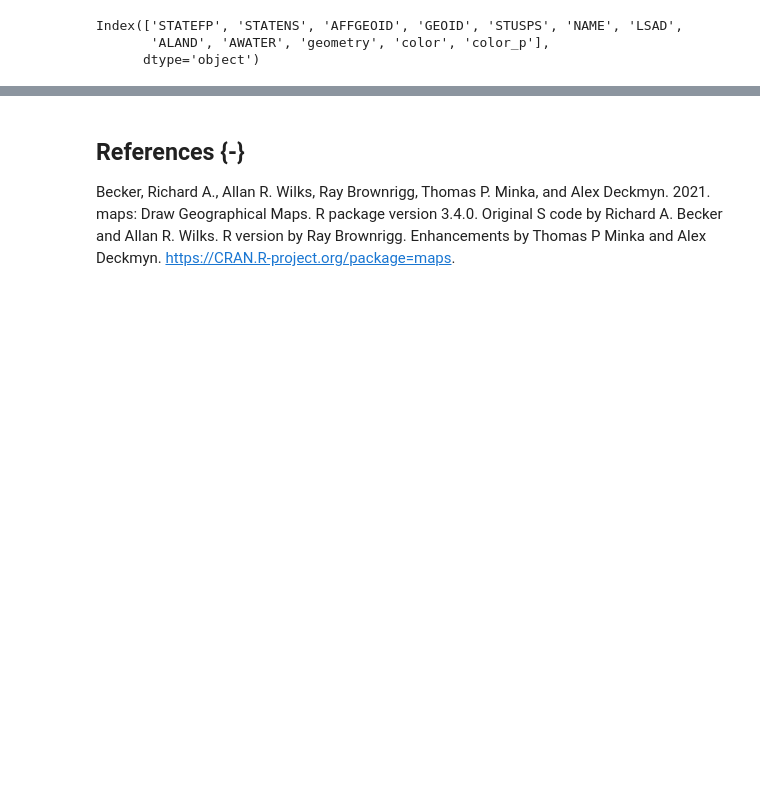
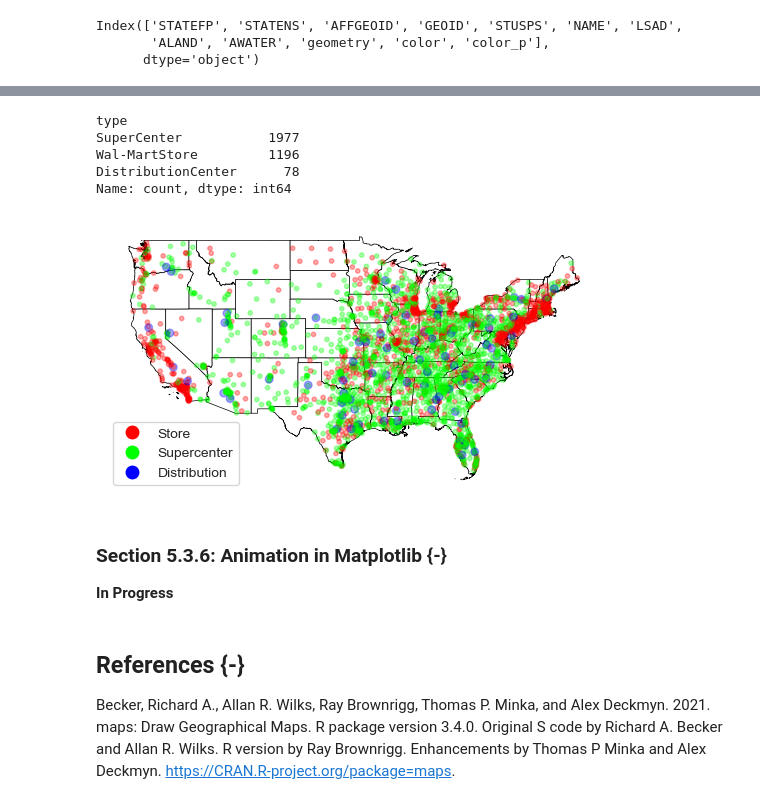
Before and after one commit to jeffallen13/qsspy, a Jupyter notebook: DISCOVERY/discovery-py.ipynb, the cells around one changed output, grey strips where cells are left out. Cells and saved outputs as stored; diff of their text form; code cells hidden in the pictures; blank space fills up the shorter version.

Commit message:
Section 5.3.5 complete

```diff
--- a/DISCOVERY/discovery-py.ipynb
+++ b/DISCOVERY/discovery-py.ipynb
@@ -1003,9 +1003,9 @@ usa_cont_capitals = (
 )
 # %%
 # Re-project the usa_cont GeoDataFrame to match the CRS of the us_cities
-usa_cont2 = usa_cont.to_crs(us_cities.crs)
+usa_cont = usa_cont.to_crs(us_cities.crs)
 
-usa_cont2.crs
+usa_cont.crs
 # %% [output]
 <Geographic 2D CRS: EPSG:4326>
 Name: WGS 84
@@ -1251,0 +1254,4 @@ usa_cont.plot(ax=axs[1], color=usa_cont['color_p'], edgecolor='black',
+# %%
+walmart = pd.read_csv('walmart.csv')
+
+walmart.head()
@@ -1252,3 +1265,54 @@ usa_cont.plot(ax=axs[1], color=usa_cont['color_p'], edgecolor='black',
+# %%
+walmart['type'].value_counts()
+# %% [output]
+type
+SuperCenter           1977
+Wal-MartStore         1196
+DistributionCenter      78
+Name: count, dtype: int64
+# %%
+# create store_type column for easier plotting
+walmart['store_type'] = np.where(
+    walmart['type']=='Wal-MartStore', 'Store',
+    np.where(walmart['type']=='SuperCenter', 'Supercenter', 'Distribution')
+)
+
+# convert to categorical and reorder categories
+walmart['store_type'] = (
+    walmart['store_type'].astype('category').cat.reorder_categories(
+        ['Store', 'Supercenter', 'Distribution'])
+)
+
+# add marker size column
+walmart['msize'] = np.where(walmart['store_type']=='Distribution', 30, 10)
+
+# convert to GeoDataFrame
+walmart = gpd.GeoDataFrame(
+    walmart,
+    geometry=gpd.points_from_xy(walmart['long'], walmart['lat']),
+    crs='EPSG:4326'
+)
+# %%
+# define colors and transparency
+store = (1, 0, 0, 1/3)
+supercenter = (0, 1, 0, 1/3)
+distribution = (0, 0, 1, 1/3)
+
+# plot Walmart locations on top of state map
+usa_map = usa_cont.plot(color='white', edgecolor='black', linewidth=0.5)
+
+walmart.plot(ax=usa_map, column='store_type', categorical=True, legend=True,
+             markersize=walmart['msize'],
+             # define custom colormap
+             cmap=mcolors.ListedColormap([store, supercenter, distribution]))
+
+usa_map.set_axis_off()
+# %% [output]
+[figure, added]
+# %% [markdown]
+### Section 5.3.6: Animation in Matplotlib {-}
+
+**In Progress**
 # %% [markdown]
 ## References {-}
 
```
Also changed, not shown: parts of 14 cells of this notebook, 2 other files.
